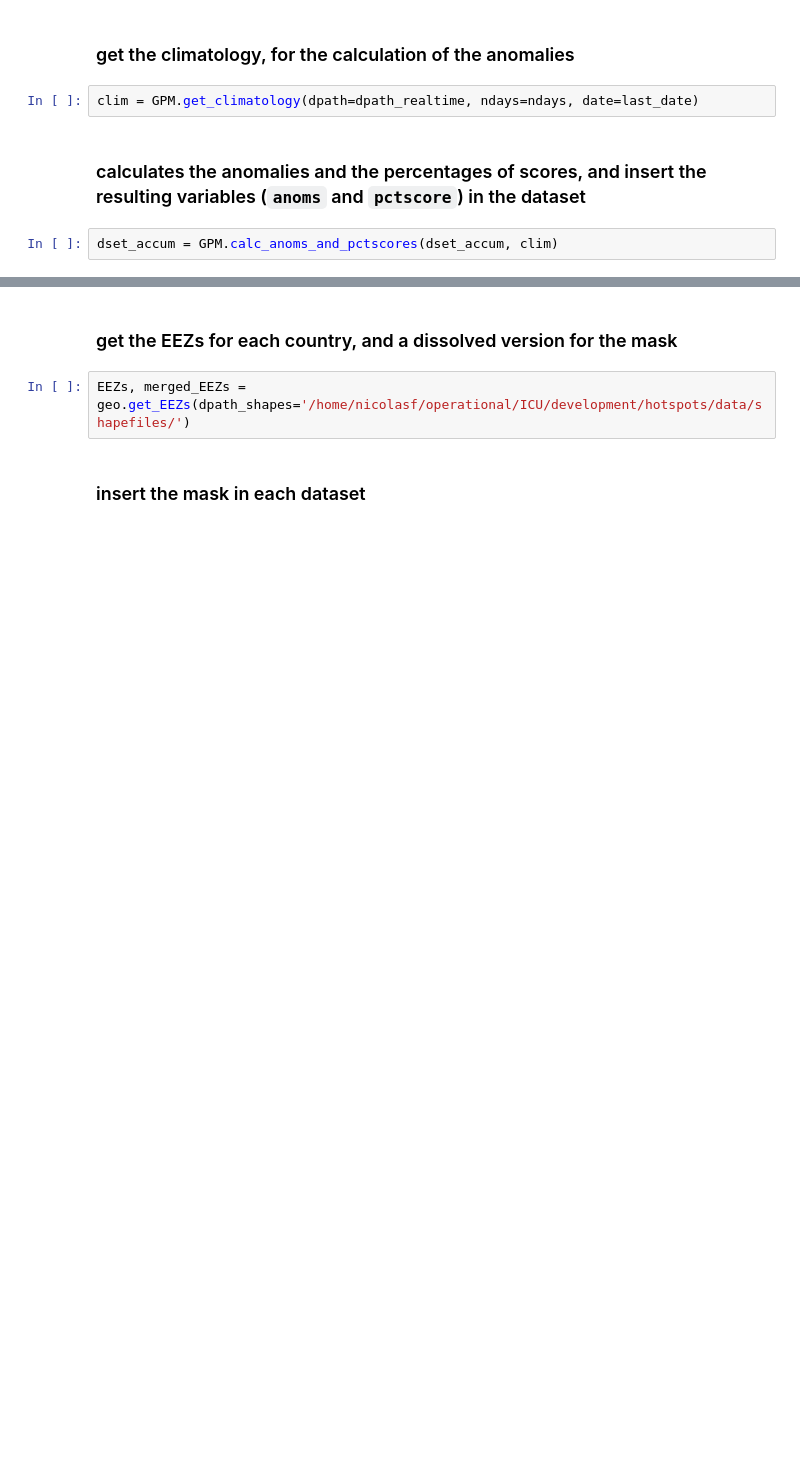
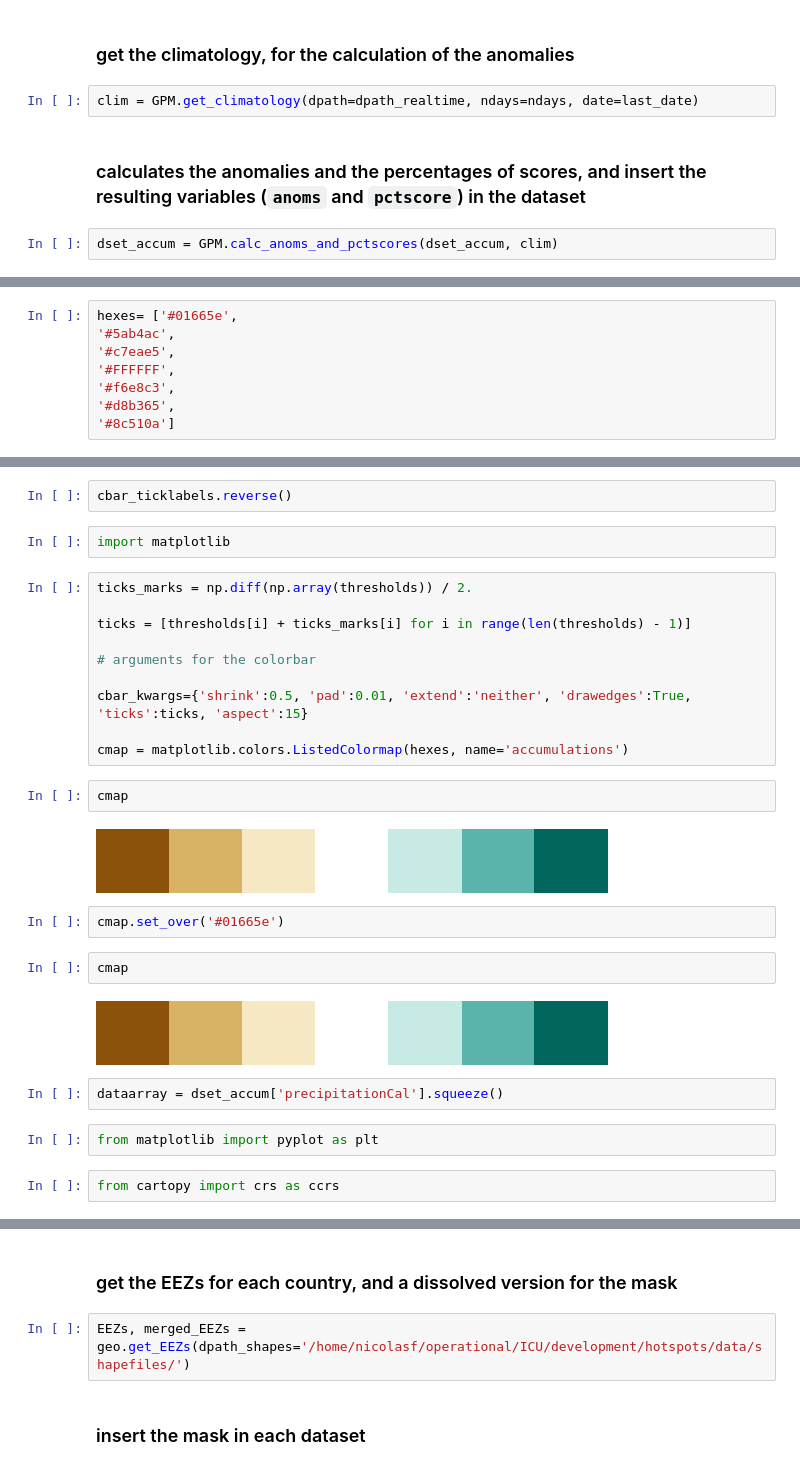
Before and after one commit to nicolasfauchereau/ICU_Water_Watch, a Jupyter notebook: notebooks/GPM/GPM-IMERG_processing.ipynb, the cells around one changed output, grey strips where cells are left out. Saved outputs shown, nothing was run; the diff lists cells and outputs as text; blank space fills up the shorter version.

Commit message:
started to change color scheme in GPM-IMERG_processing.ipynb

```diff
--- a/notebooks/GPM/GPM-IMERG_processing.ipynb
+++ b/notebooks/GPM/GPM-IMERG_processing.ipynb
@@ -154,0 +165,8 @@ Data variables:
+# %%
+hexes= ['#01665e',
+'#5ab4ac',
+'#c7eae5',
+'#FFFFFF',
+'#f6e8c3',
+'#d8b365',
+'#8c510a']
@@ -154,0 +187,30 @@ Data variables:
+# %%
+cbar_ticklabels.reverse()
+# %%
+import matplotlib
+# %%
+ticks_marks = np.diff(np.array(thresholds)) / 2.
+
+ticks = [thresholds[i] + ticks_marks[i] for i in range(len(thresholds) - 1)]
+
+# arguments for the colorbar
+
+cbar_kwargs={'shrink':0.5, 'pad':0.01, 'extend':'neither', 'drawedges':True, 'ticks':ticks, 'aspect':15}
+
+cmap = matplotlib.colors.ListedColormap(hexes, name='accumulations')
+# %%
+cmap
+# %% [output]
+[figure, added]
+# %%
+cmap.set_over('#01665e')
+# %%
+cmap
+# %% [output]
+[figure, added]
+# %%
+dataarray = dset_accum['precipitationCal'].squeeze()
+# %%
+from matplotlib import pyplot as plt
+# %%
+from cartopy import crs as ccrs
```
Also changed, not shown: parts of 28 cells of this notebook.
